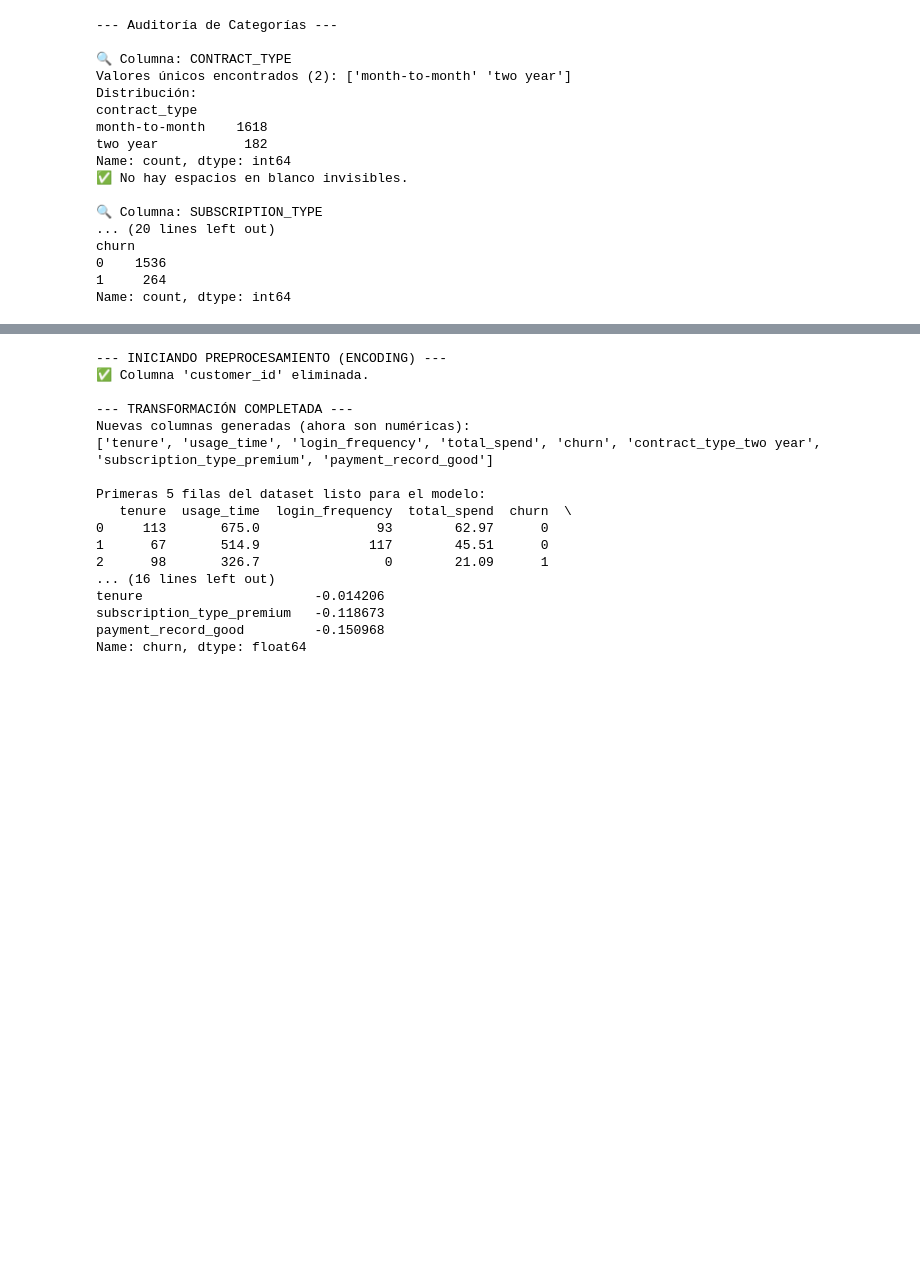
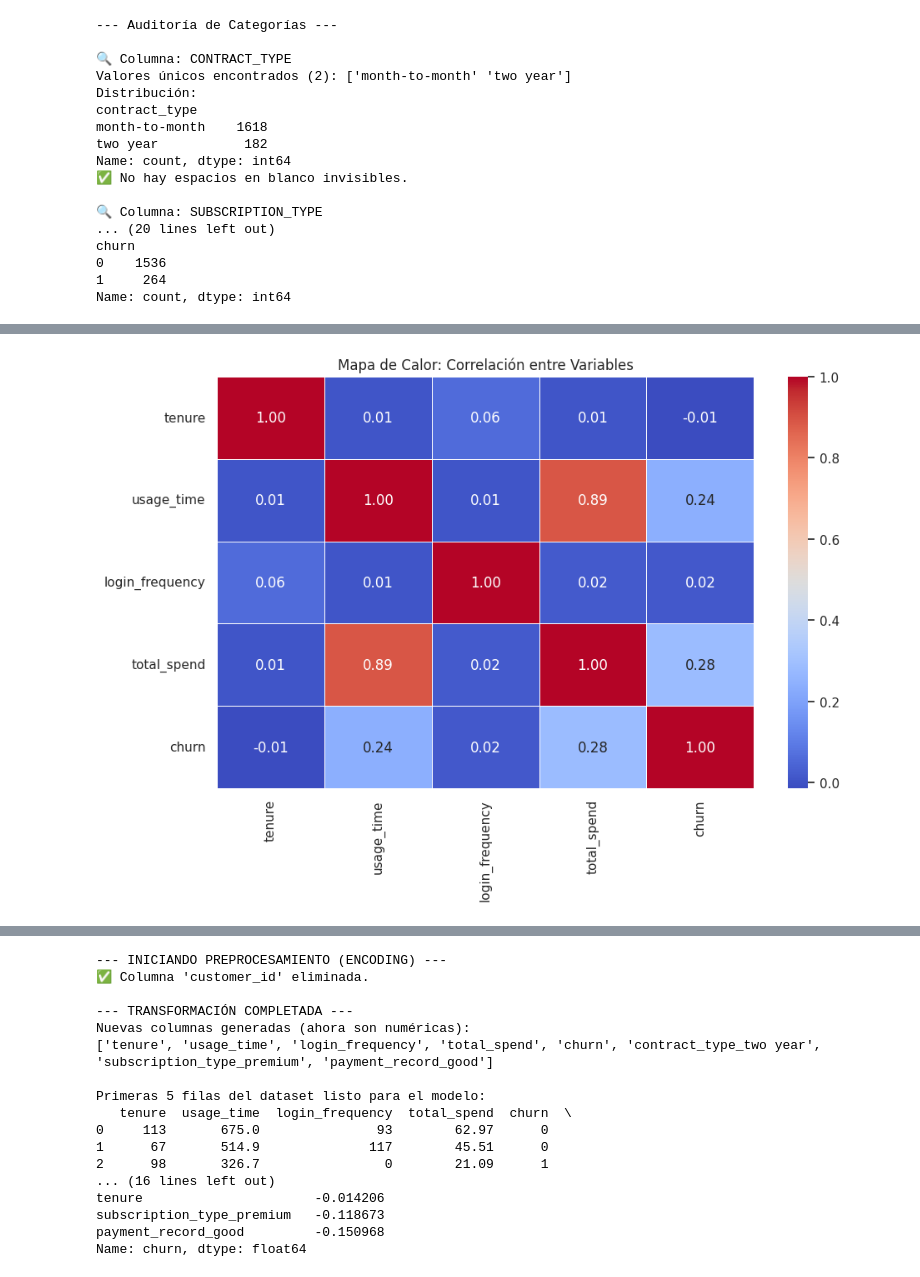
Before and after one commit to veterydaisy/Proyecto-2-ChurnInsight-Predicci-n-de-Cancelaci-n-de-Clientes-grupo-H12-25-L-Equipo-11-Data-Science, a Jupyter notebook: proyecto_churninsight_prediccion_de_cancelacion_de_clientes.ipynb, the cells around one changed output, grey strips where cells are left out. Cells and saved outputs as stored; diff of their text form; code cells hidden in the pictures; blank space fills up the shorter version.

```diff
--- a/proyecto_churninsight_prediccion_de_cancelacion_de_clientes.ipynb
+++ b/proyecto_churninsight_prediccion_de_cancelacion_de_clientes.ipynb
@@ -652,0 +635,19 @@ Passing `palette` without assigning `hue` is deprecated and will be removed in v
+# %%
+# Configuración de estilo
+sns.set(style="whitegrid")
+plt.figure(figsize=(18, 12))
+
+# ---  CORRELACIÓN NUMÉRICA (Heatmap) ---
+plt.subplot(2, 2, 3)
+# Seleccionamos solo columnas numéricas para correlación
+cols_corr = ['tenure', 'usage_time', 'login_frequency', 'total_spend', 'churn']
+corr_matrix = df_master[cols_corr].corr()
+sns.heatmap(corr_matrix, annot=True, cmap='coolwarm', fmt=".2f", linewidths=0.5)
+plt.title('Mapa de Calor: Correlación entre Variables')
+
+
+
+plt.tight_layout()
+plt.show()
+# %% [output]
+[figure, added]
```
Also changed, not shown: parts of 81 cells of this notebook.
